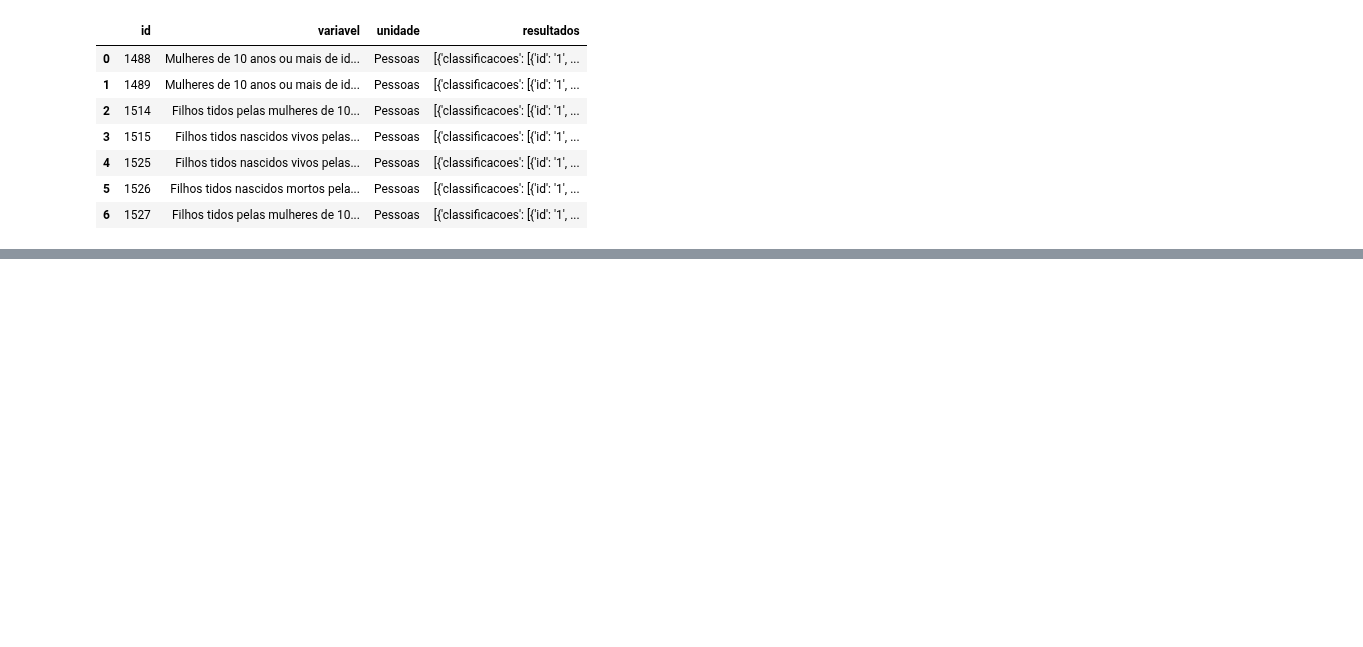
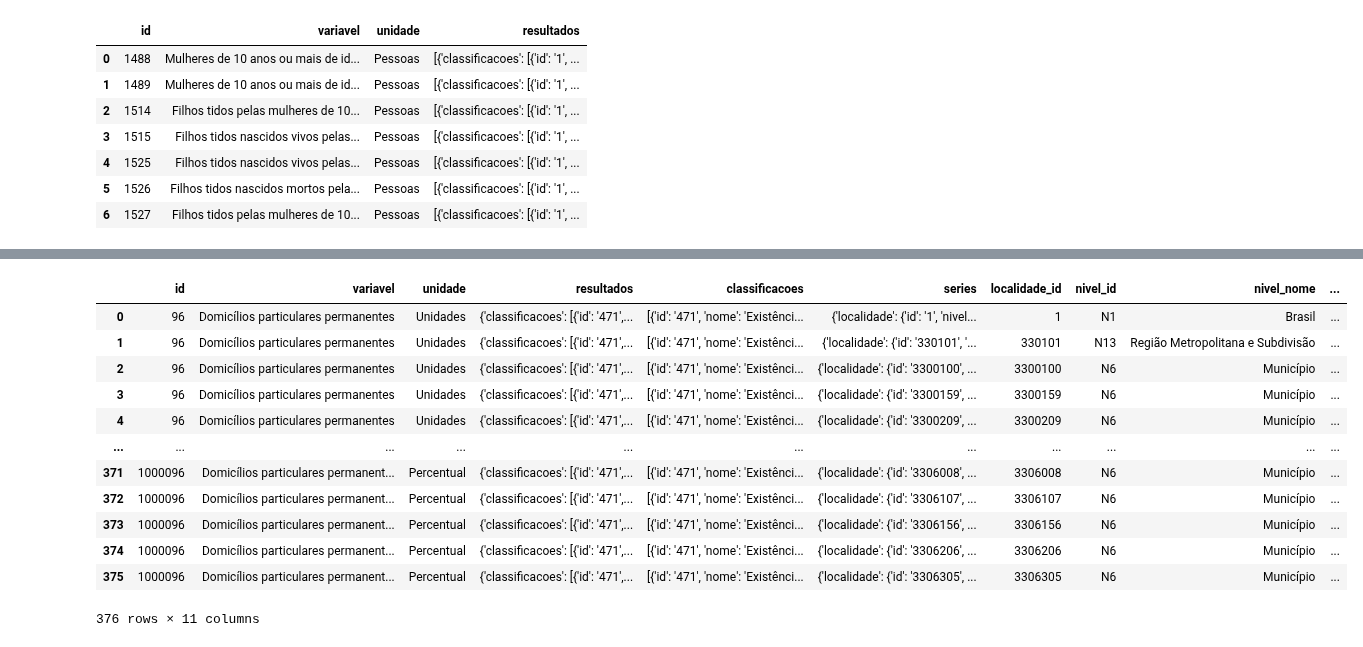
Before and after one commit to GDevigili/TCC-IBGE, a Jupyter notebook: src/notebooks/agregados.ipynb, the cells around one changed output, grey strips where cells are left out. Cells and saved outputs as stored; diff of their text form; code cells hidden in the pictures; blank space fills up the shorter version.

```diff
--- a/src/notebooks/agregados.ipynb
+++ b/src/notebooks/agregados.ipynb
@@ -309,0 +307,4 @@ df_results
+# %%
+url_w = 'https://servicodados.ibge.gov.br/api/v3/agregados/2065/periodos/-6/variaveis/96%7C1000096?localidades=N1[all]|N13[330101]|N6[N3[33]]&classificacao=471[0,12219]'
+json_w = get_request_json(url_w)
+json_w
@@ -325,0 +353,3 @@ make_df(df.explode('resultados')['resultados'][0]['series'])
+# %%
+df_w_expl_1 = make_df(json_w).explode('resultados').reset_index(drop = True)
+df_w_expl_1
@@ -325,0 +362,4 @@ make_df(df.explode('resultados')['resultados'][0]['series'])
+# %%
+df_w_expl_2 = make_df(df_w_expl_1['resultados'])
+df_w_expl_2 = pd.merge(df_w_expl_1, df_w_expl_2, left_index=True, right_index=True)
+df_w_expl_2
@@ -325,0 +372,4 @@ make_df(df.explode('resultados')['resultados'][0]['series'])
+# %%
+df_w_expl_3 = df_w_expl_2.explode('series')
+df_w_expl_3 = df_w_expl_3.reset_index(drop = True)
+df_w_expl_3
@@ -325,0 +390,17 @@ make_df(df.explode('resultados')['resultados'][0]['series'])
+# %%
+df_w_expl_4 = pd.merge(df_w_expl_3, make_df(df_w_expl_3['series']), left_index=True, right_index=True)
+df_w_expl_4
+# %% [output]
+|  | id | variavel | unidade | resultados | classificacoes | series | localidade_id | nivel_id | nivel_nome | ... |
+| 0 | 96 | Domicílios particulares permanentes | Unidades | {'classificacoes': [{'id': '471',... | [{'id': '471', 'nome': 'Existênci... | {'localidade': {'id': '1', 'nivel... | 1 | N1 | Brasil | ... |
+| 1 | 96 | Domicílios particulares permanentes | Unidades | {'classificacoes': [{'id': '471',... | [{'id': '471', 'nome': 'Existênci... | {'localidade': {'id': '330101', '... | 330101 | N13 | Região Metropolitana e Subdivisão | ... |
+| 2 | 96 | Domicílios particulares permanentes | Unidades | {'classificacoes': [{'id': '471',... | [{'id': '471', 'nome': 'Existênci... | {'localidade': {'id': '3300100', ... | 3300100 | N6 | Município | ... |
+| 3 | 96 | Domicílios particulares permanentes | Unidades | {'classificacoes': [{'id': '471',... | [{'id': '471', 'nome': 'Existênci... | {'localidade': {'id': '3300159', ... | 3300159 | N6 | Município | ... |
+| 4 | 96 | Domicílios particulares permanentes | Unidades | {'classificacoes': [{'id': '471',... | [{'id': '471', 'nome': 'Existênci... | {'localidade': {'id': '3300209', ... | 3300209 | N6 | Município | ... |
+| ... | ... | ... | ... | ... | ... | ... | ... | ... | ... | ... |
+| 371 | 1000096 | Domicílios particulares permanent... | Percentual | {'classificacoes': [{'id': '471',... | [{'id': '471', 'nome': 'Existênci... | {'localidade': {'id': '3306008', ... | 3306008 | N6 | Município | ... |
+| 372 | 1000096 | Domicílios particulares permanent... | Percentual | {'classificacoes': [{'id': '471',... | [{'id': '471', 'nome': 'Existênci... | {'localidade': {'id': '3306107', ... | 3306107 | N6 | Município | ... |
+| 373 | 1000096 | Domicílios particulares permanent... | Percentual | {'classificacoes': [{'id': '471',... | [{'id': '471', 'nome': 'Existênci... | {'localidade': {'id': '3306156', ... | 3306156 | N6 | Município | ... |
+| 374 | 1000096 | Domicílios particulares permanent... | Percentual | {'classificacoes': [{'id': '471',... | [{'id': '471', 'nome': 'Existênci... | {'localidade': {'id': '3306206', ... | 3306206 | N6 | Município | ... |
+| 375 | 1000096 | Domicílios particulares permanent... | Percentual | {'classificacoes': [{'id': '471',... | [{'id': '471', 'nome': 'Existênci... | {'localidade': {'id': '3306305', ... | 3306305 | N6 | Município | ... |
+376 rows × 11 columns
```
Also changed, not shown: parts of 15 cells of this notebook, 1 other file.
